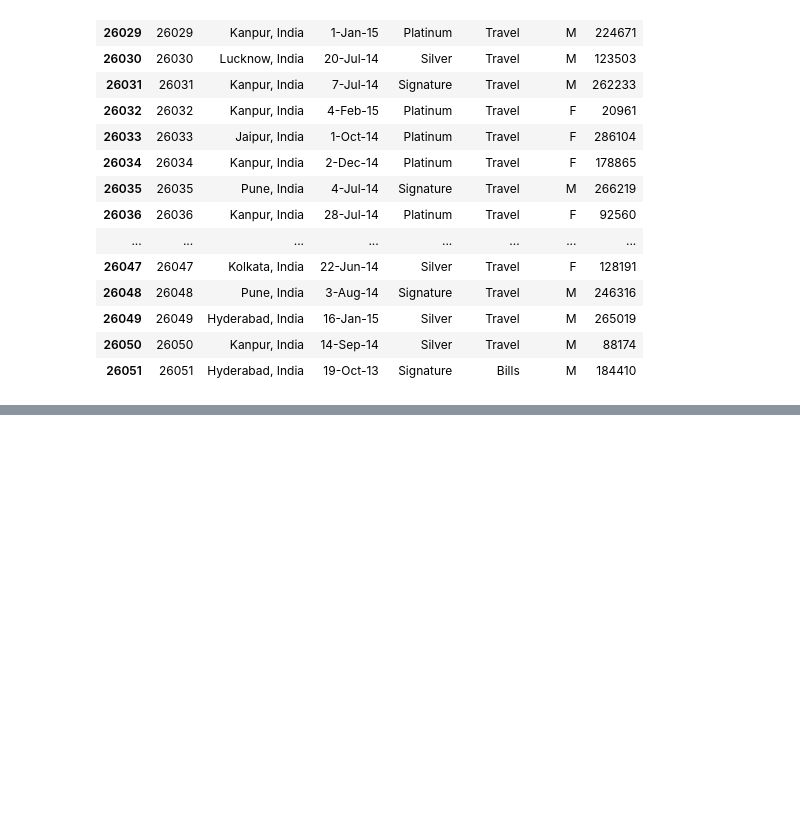
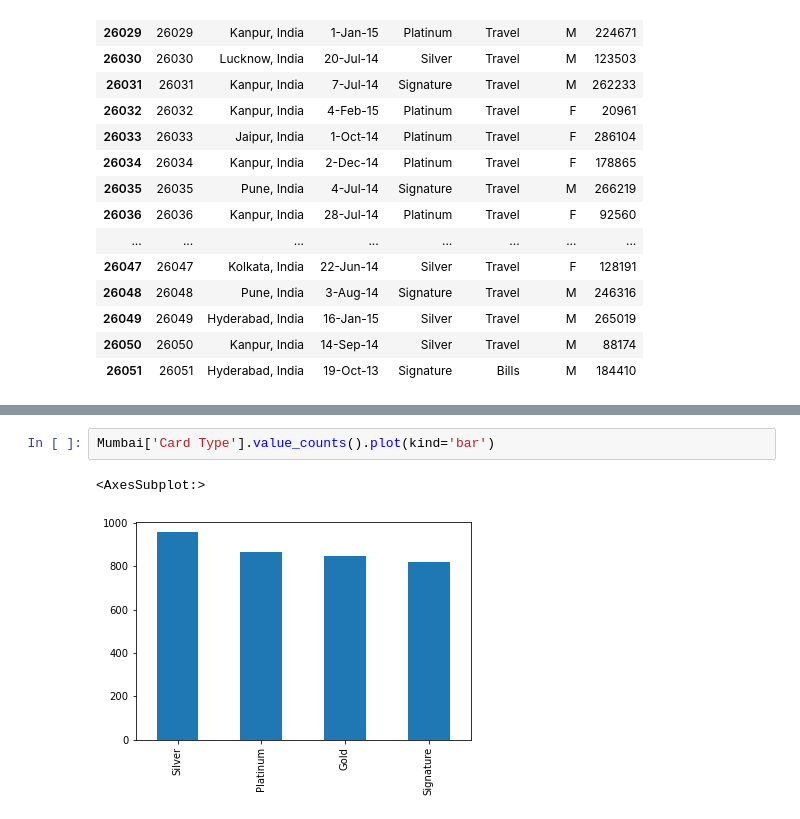
Before and after one commit to WhiteHorse101/Credit-Card-Spending-Habits, a Jupyter notebook: EDA.ipynb, the cells around one changed output, grey strips where cells are left out. Saved outputs shown, nothing was run; the diff lists cells and outputs as text; blank space fills up the shorter version.

```diff
--- a/EDA.ipynb
+++ b/EDA.ipynb
@@ -49,0 +252,5 @@ data.tail(25)
+# %%
+Mumbai['Card Type'].value_counts().plot(kind='bar')
+# %% [output]
+<AxesSubplot:>
+[figure, added]
```
Also changed, not shown: parts of 24 cells of this notebook, 1 other file.
